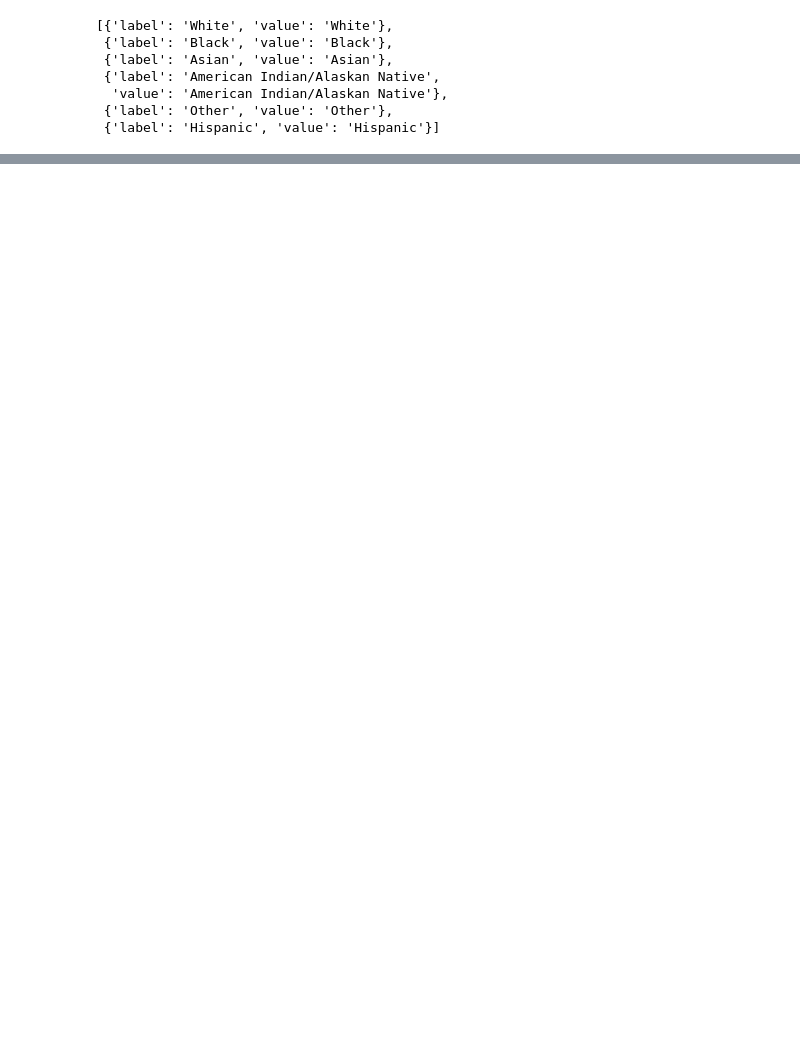
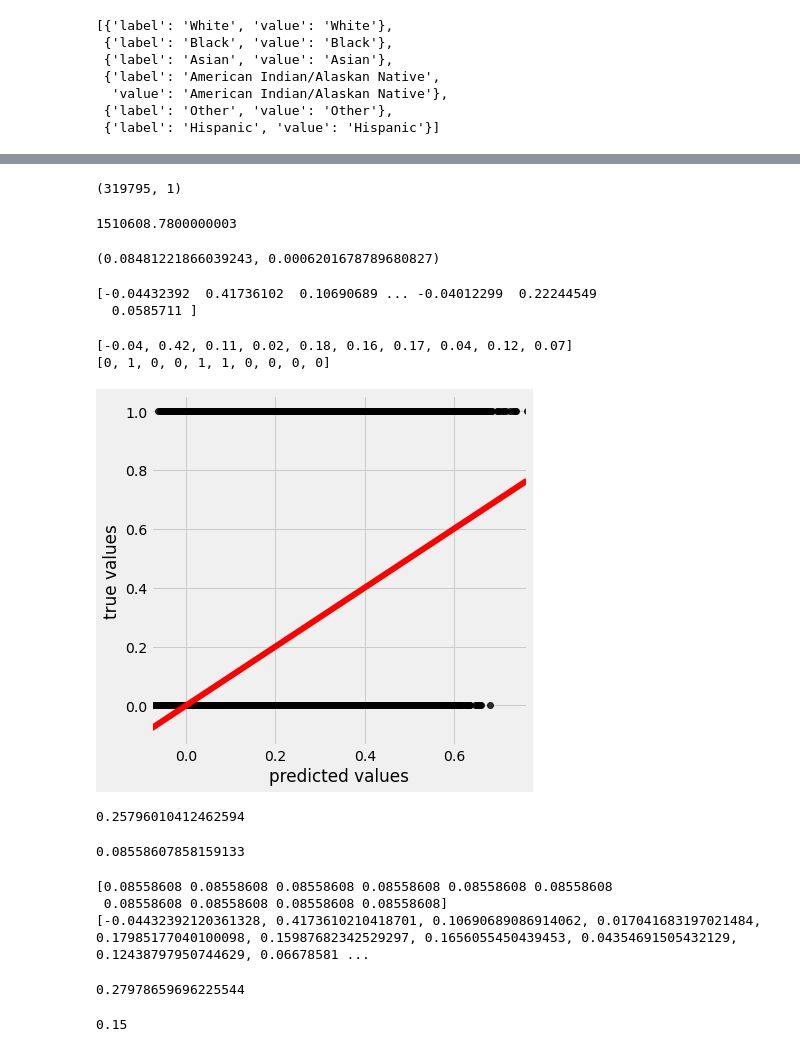
Before and after one commit to cohos-method/501-linear-reg-ames-housing, a Jupyter notebook: Untitled1.ipynb, the cells around one changed output, grey strips where cells are left out. Cells and saved outputs as stored; diff of their text form; code cells hidden in the pictures; blank space fills up the shorter version.

Commit message:
metrics at the bottom

```diff
--- a/Untitled1.ipynb
+++ b/Untitled1.ipynb
@@ -477,0 +511,74 @@ unpickled_model.get_params()
+# %%
+ynp1.shape
+# %% [output]
+(319795, 1)
+# %%
+np.sum(ynp1 * xnp)
+# %% [output]
+1510608.7800000003
+# %%
+print (estimate_coef(xnp, ynp1))
+# %% [output]
+(0.08481221866039243, 0.0006201678789680827)
+# %%
+# Make Predictions using metrics
+y_predicts = reg.predict(X_test)
+print (y_predicts)
+# %% [output]
+[-0.04432392  0.41736102  0.10690689 ... -0.04012299  0.22244549
+  0.0585711 ]
+# %%
+print ([round(x,2) for x in y_predicts[:10]])
+print (list(y_test[:10]))
+# %% [output]
+[-0.04, 0.42, 0.11, 0.02, 0.18, 0.16, 0.17, 0.04, 0.12, 0.07]
+[0, 1, 0, 0, 1, 1, 0, 0, 0, 0]
+# %%
+
+# compare predictions to known values
+plt.figure(figsize=(6,6))
+ax = sns.regplot(x = y_predicts,
+                 y = y_test,
+                 scatter_kws={"color": "black"},
+                 line_kws={"color": "red"})
+ax.set(xlabel='predicted values', ylabel='true values');
+
+# same thing with plotly
+#import plotly.express as px
+#fig = px.scatter(x=y_predicts, y=y_test, trendline="ols", width=500, height=500)
+#fig.update_layout(title = 'Evaluation', # Graph title
+#    xaxis = dict(title = 'predicted values'), # x-axis label
+#    yaxis = dict(title = 'true values'), # y-axis label
+#)
+#fig.show()
+# %% [output]
+[figure, added]
+# %%
+# root mean sq error
+rmse = sqrt(metrics.mean_squared_error(y_test, y_predicts))
+rmse
+# %% [output]
+0.25796010412462594
+# %%
+avg_value = y_train.mean()
+avg_value
+# %% [output]
+0.08558607858159133
+# %%
+comparison = np.full((len(y_test), ), avg_value)
+print(comparison[:10])
+print(list(y_predicts[:10]))
+# %% [output]
+[0.08558608 0.08558608 0.08558608 0.08558608 0.08558608 0.08558608
+ 0.08558608 0.08558608 0.08558608 0.08558608]
+[-0.04432392120361328, 0.4173610210418701, 0.10690689086914062, 0.017041683197021484, 0.17985177040100098, 0.15987682342529297, 0.1656055450439453, 0.04354691505432129, 0.12438797950744629, 0.06678581 ...
+# %%
+sqrt(metrics.mean_squared_error(y_test, comparison))
+# %% [output]
+0.27978659696225544
+# %%
+# R-2 (coefficient of determination)
+r2 = metrics.r2_score(y_test, y_predicts)
+round(r2, 2)
+# %% [output]
+0.15
```
Also changed, not shown: parts of 17 cells of this notebook.
